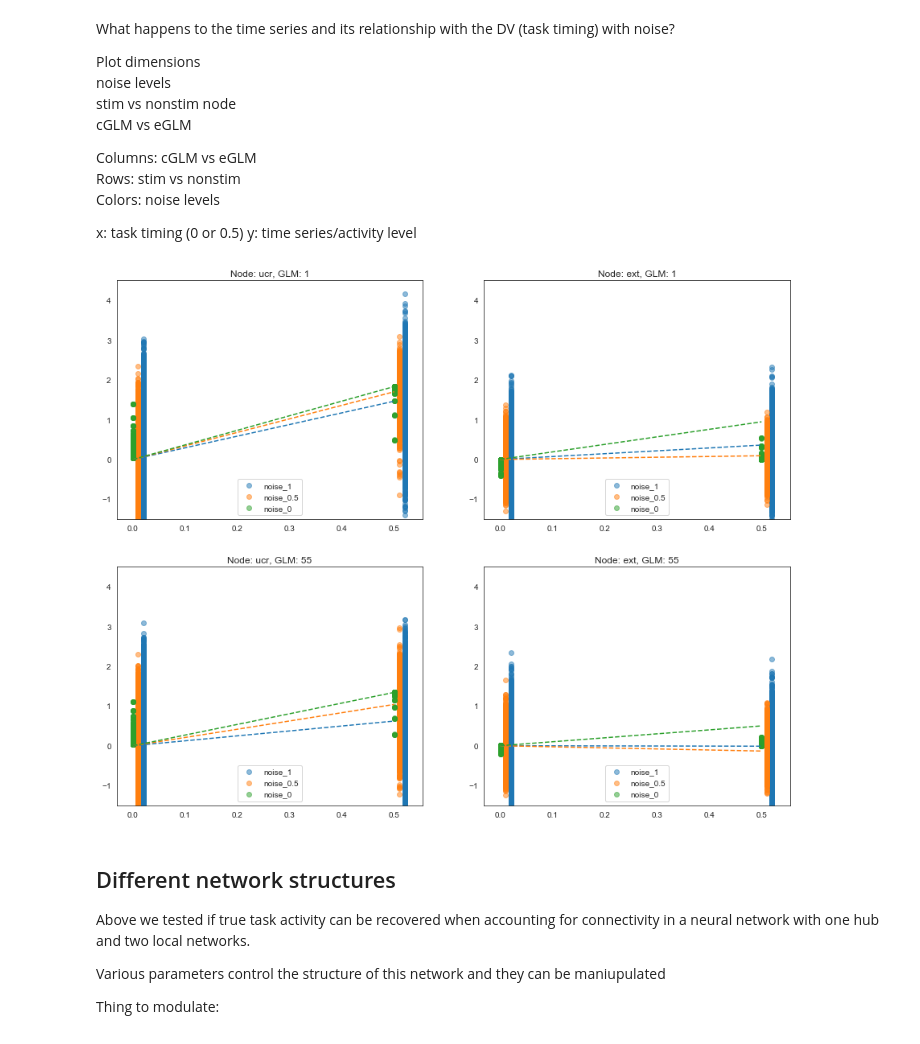
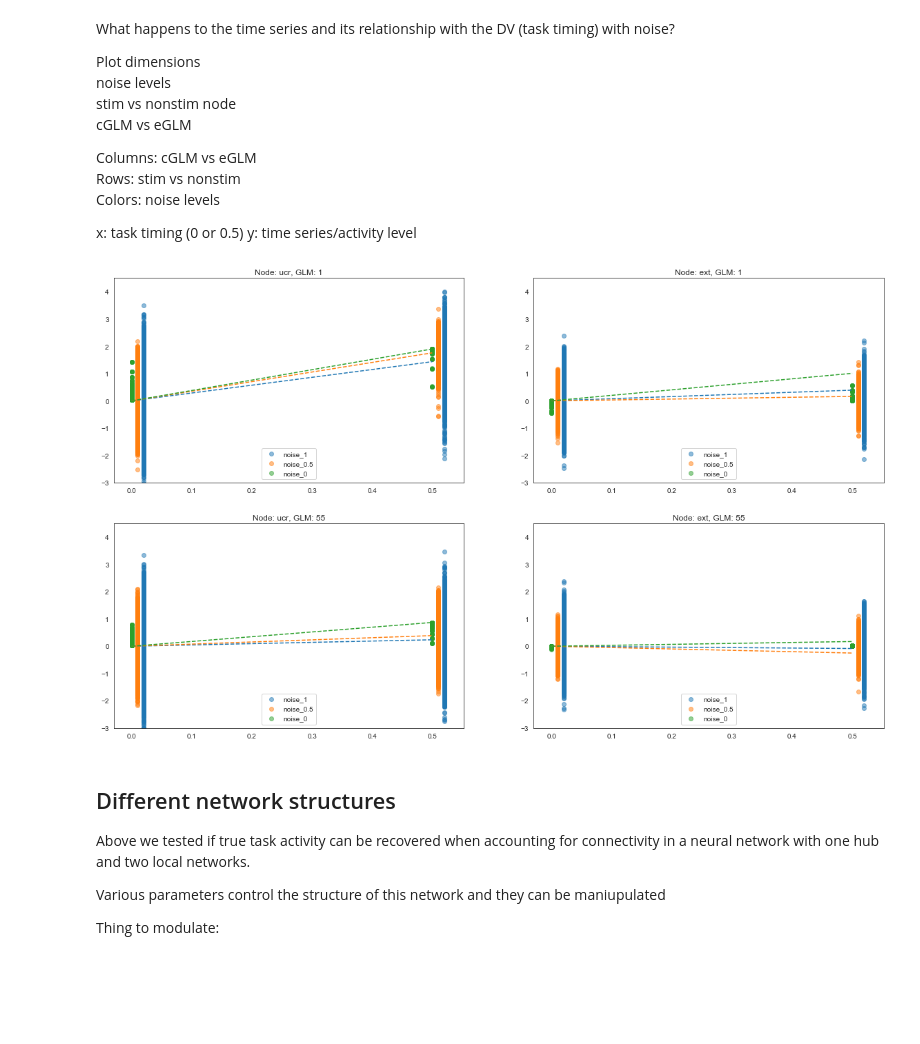
Before and after one commit to zenkavi/DevStudy_FmriNbs, a Jupyter notebook: notebooks/informationtransfermapping/TheoreticalResults/Zenkavi_Simulations/Extended_GLM_neural_network_level.ipynb, the cells around one changed output. Saved outputs shown, nothing was run; the diff lists cells and outputs as text; code cells hidden in the pictures; blank space fills up the shorter version.

Commit message:
removed intercepts

```diff
--- a/notebooks/informationtransfermapping/TheoreticalResults/Zenkavi_Simulations/Extended_GLM_neural_network_level.ipynb
+++ b/notebooks/informationtransfermapping/TheoreticalResults/Zenkavi_Simulations/Extended_GLM_neural_network_level.ipynb
@@ -184,19 +184,16 @@ Note: Extending the GLM in this way is intended to account for the connectivity
 def run_ucr_glm(all_nodes_ts, task_reg):
     nregions = all_nodes_ts.shape[0]
     ucr_task_betas = np.zeros((nregions))
-    ucr_task_intercepts = np.zeros((nregions))
     ucr_mods = []
 
     for region in range(0, nregions):
         cur_y = all_nodes_ts[region,:]
-        ucr_mod = sm.OLS(cur_y, sm.add_constant(task_reg))
+        ucr_mod = sm.OLS(cur_y, task_reg)
         ucr_res = ucr_mod.fit()
-        ucr_task_intercepts[region] = ucr_res.params[0]
-        ucr_task_betas[region] = ucr_res.params[1]
+        ucr_task_betas[region] = ucr_res.params[0]
         ucr_mods.append(ucr_mod)
 
     return ({"ucr_task_betas":ucr_task_betas,
-             'ucr_task_intercepts':ucr_task_intercepts,
             "ucr_mods": ucr_mods})
 # %% [markdown]
 ### eGLM function
@@ -205,7 +202,6 @@ def run_ext_glm(all_nodes_ts, task_reg, weight_matrix, dt, tau, g, s):
 
     nregions = all_nodes_ts.shape[0]
     ext_task_betas = np.zeros((nregions))
-    ext_task_intercepts = np.zeros((nregions))
     ext_mods = []
 
     for region in range(0, nregions):
@@ -271,16 +267,14 @@ def run_ext_glm(all_nodes_ts, task_reg, weight_matrix, dt, tau, g, s):
         ext_des_mat = np.concatenate((ext_des_mat, cur_n_first_appr.reshape(-1,1)), 1)
         ext_des_mat = np.concatenate((ext_des_mat, cur_n_next_task.reshape(-1,1)), 1)
 
-        ext_mod = sm.OLS(next_y, sm.add_constant(ext_des_mat))
+        ext_mod = sm.OLS(next_y, ext_des_mat)
         ext_res = ext_mod.fit()
         ext_params = ext_res.params
 
-        ext_task_intercepts[region] = ext_params[0]
-        ext_task_betas[region] = ext_params[7]
+        ext_task_betas[region] = ext_params[6]
         ext_mods.append(ext_mod)
 
     return ({"ext_task_betas": ext_task_betas,
-             "ext_task_intercepts": ext_task_intercepts,
             "ext_mods": ext_mods})
 # %% [markdown]
 ### Stimulus timing
@@ -620,6 +614,9 @@ y: time series/activity level
 plt.rcParams["figure.figsize"][0] = 15
 plt.rcParams["figure.figsize"][1] = 12
 # %%
+plt.rcParams["figure.figsize"][0] = 20
+plt.rcParams["figure.figsize"][1] = 12
+
 noise_levels = rkeys
 noise_levels = ['noise_1', 'noise_0.5', 'noise_0']
 plot_nodes = [1, 55]
@@ -637,36 +634,36 @@ xvals = np.arange(0,.6,.1)
 for i in range(len(row_var)):
     for j in range(len(clm_var)):
         for k in range(len(col_var)):
 
             cur_row = row_var[i]
             cur_clm = clm_var[j]
             cur_col = col_var[k]
             jit = float(cur_col.split("_")[1])/50
 
             if cur_clm == "ucr":
                 raw_y = ext_glms[cur_col]['ext_mods'][cur_row].endog
                 a[i, j].scatter(task_x+jit, raw_y, label = cur_col, alpha=.5)
                 s = ucr_glms[cur_col]['ucr_task_betas'][cur_row]
                 y = s*xvals
                 a[i, j].plot(xvals, y, '--', color = "C"+str(k))
-                a[i, j].set_ylim([-1.5,4.5])
+                a[i, j].set_ylim([-3,4.5])
 
             if cur_clm == "ext":
                 raw_y = ext_glms[cur_col]['ext_mods'][cur_row].endog
                 res_x = ext_glms[cur_col]['ext_mods'][cur_row].exog[:,:-1]
                 res_mod = sm.OLS(raw_y, res_x).fit()
                 res_y = res_mod.resid
                 a[i, j].scatter(task_x+jit, res_y, label = cur_col, alpha=.5)
                 s = ext_glms[cur_col]['ext_task_betas'][cur_row]
                 y = s*xvals
                 a[i, j].plot(xvals, y, '--', color = "C"+str(k))
-                a[i,j].set_ylim([-1.5,4.5])
+                a[i,j].set_ylim([-3,4.5])
 
 
             a[i, j].set_title("Node: "+ str(cur_clm) +", GLM: " + str(cur_row))
             a[i, j].legend(loc="lower center")
 # %% [output]
-[figure, old version]
+[figure, new version]
 # %% [markdown]
 ## Different network structures
 
```
Also changed, not shown: parts of 4 cells of this notebook.
